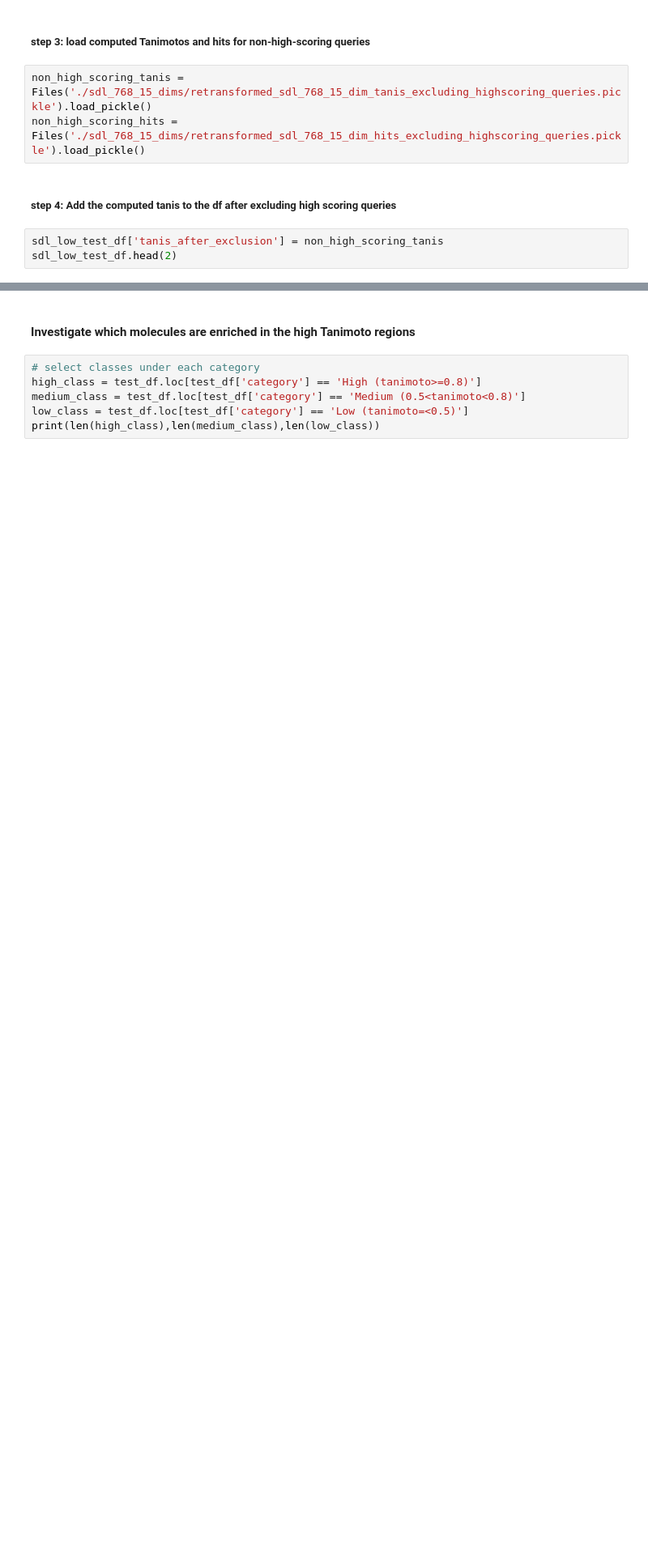
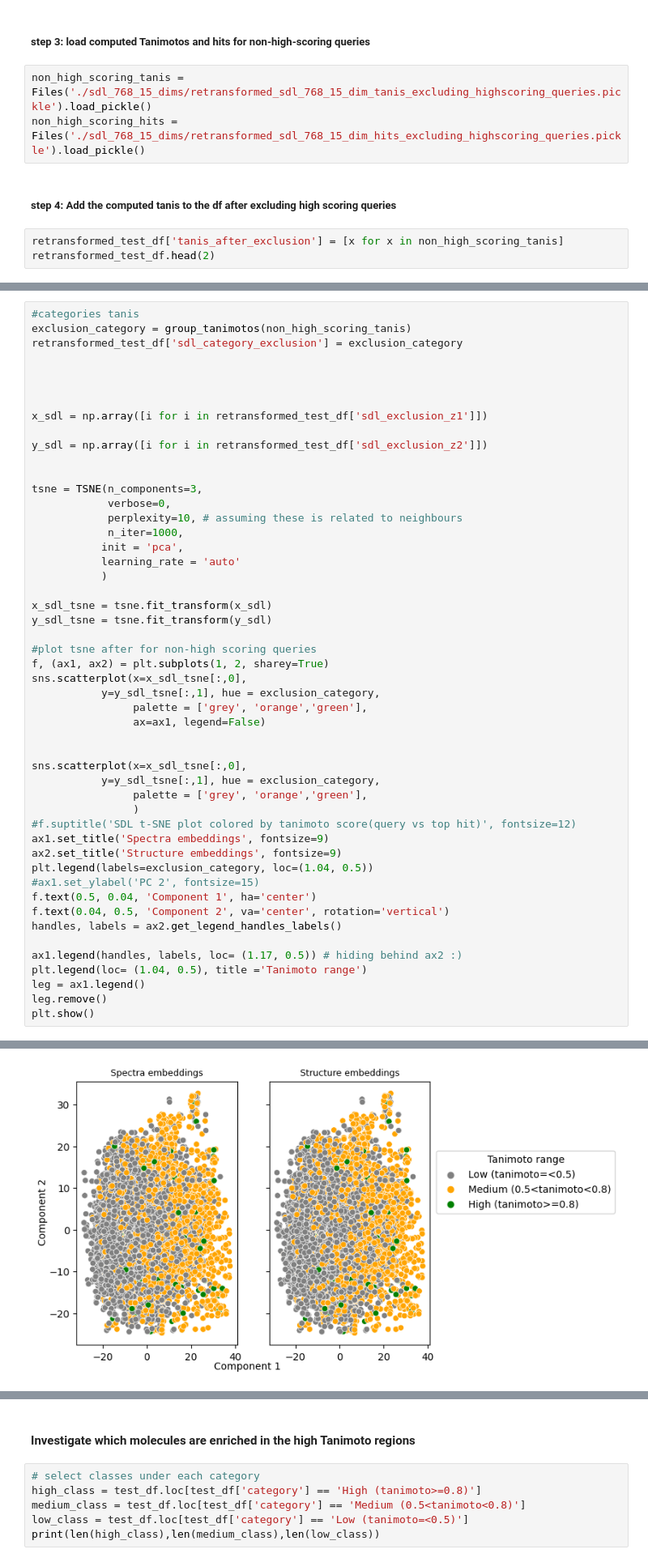
Before and after one commit to LukaLmelias/DeepCCA_thesis, a Jupyter notebook: spectra_structure_prediction.ipynb, the cells around one changed output, grey strips where cells are left out. Shown at 81% size. Cells and saved outputs as stored; diff of their text form; blank space fills up the shorter version.

```diff
--- a/spectra_structure_prediction.ipynb
+++ b/spectra_structure_prediction.ipynb
@@ -1676,6 +1677,6 @@ non_high_scoring_hits = Files('./sdl_768_15_dims/retransformed_sdl_768_15_dim_hi
 # %% [markdown]
 ##### step 4: Add the computed tanis to the df after excluding high scoring queries
 # %%
-sdl_low_test_df['tanis_after_exclusion'] = non_high_scoring_tanis
-sdl_low_test_df.head(2)
+retransformed_test_df['tanis_after_exclusion'] = [x for x in non_high_scoring_tanis]
+retransformed_test_df.head(2)
 # %% [output]
@@ -1710,0 +1690,51 @@ hit
+# %%
+#categories tanis
+exclusion_category = group_tanimotos(non_high_scoring_tanis)
+retransformed_test_df['sdl_category_exclusion'] = exclusion_category
+
+
+
+
+x_sdl = np.array([i for i in retransformed_test_df['sdl_exclusion_z1']])
+
+y_sdl = np.array([i for i in retransformed_test_df['sdl_exclusion_z2']])
+
+
+tsne = TSNE(n_components=3,
+            verbose=0,
+            perplexity=10, # assuming these is related to neighbours
+            n_iter=1000,
+           init = 'pca',
+           learning_rate = 'auto'
+           )
+
+x_sdl_tsne = tsne.fit_transform(x_sdl)
+y_sdl_tsne = tsne.fit_transform(y_sdl)
+
+#plot tsne after for non-high scoring queries
+f, (ax1, ax2) = plt.subplots(1, 2, sharey=True)
+sns.scatterplot(x=x_sdl_tsne[:,0],
+           y=y_sdl_tsne[:,1], hue = exclusion_category,
+                palette = ['grey', 'orange','green'],
+                ax=ax1, legend=False)
+
+
+sns.scatterplot(x=x_sdl_tsne[:,0],
+           y=y_sdl_tsne[:,1], hue = exclusion_category,
+                palette = ['grey', 'orange','green'],
+                )
+#f.suptitle('SDL t-SNE plot colored by tanimoto score(query vs top hit)', fontsize=12)
+ax1.set_title('Spectra embeddings', fontsize=9)
+ax2.set_title('Structure embeddings', fontsize=9)
+plt.legend(labels=exclusion_category, loc=(1.04, 0.5))
+#ax1.set_ylabel('PC 2', fontsize=15)
+f.text(0.5, 0.04, 'Component 1', ha='center')
+f.text(0.04, 0.5, 'Component 2', va='center', rotation='vertical')
+handles, labels = ax2.get_legend_handles_labels()
+
+ax1.legend(handles, labels, loc= (1.17, 0.5)) # hiding behind ax2 :)
+plt.legend(loc= (1.04, 0.5), title ='Tanimoto range')
+leg = ax1.legend()
+leg.remove()
+plt.show()
+# %% [output]
@@ -1710,0 +1742 @@ hit
+[figure, added]
```
Also changed, not shown: parts of 9 cells of this notebook.
